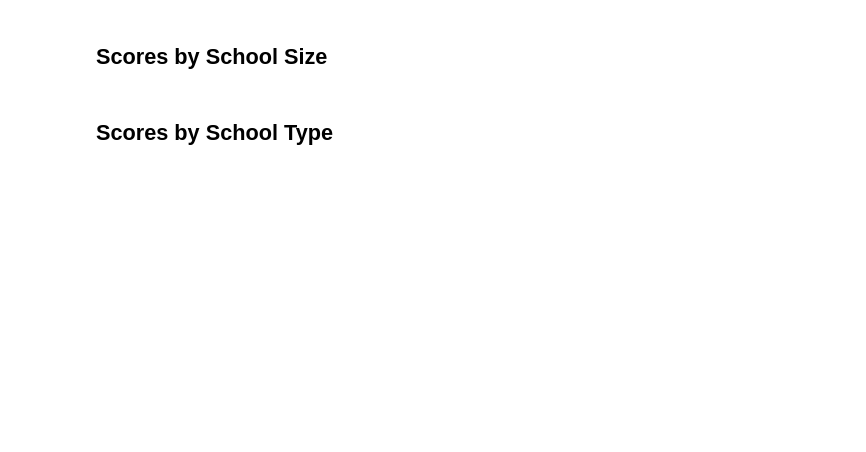
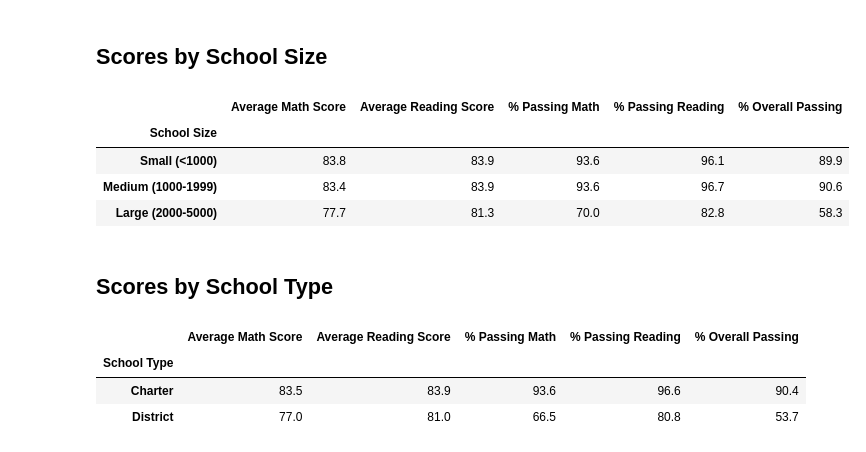
Before and after one commit to MoenJohn/School_District_Analysis, a Jupyter notebook: PyCitySchools_Challenge.ipynb, the cells around one changed output. Drawn from its saved outputs; the diff is of its cells as text; code cells hidden in the pictures; blank space fills up the shorter version.

```diff
--- a/PyCitySchools_Challenge.ipynb
+++ b/PyCitySchools_Challenge.ipynb
@@ -396,2 +443,37 @@ per_school_summary_df.sort_values(by="% Overall Passing").head(5)
+# %%
+# Establish the bins.
+size_bins = [0, 999, 1999, 5000]
+group_names = ["Small (<1000)", "Medium (1000-1999)", "Large (2000-5000)"]
+
+# Categorize spending based on the bins.
+per_school_summary_df["School Size"] = pd.cut(per_school_summary_df["Total Students"], size_bins, labels=group_names)
+# %%
+# Calculate averages for the desired columns.
+size_math_scores = per_school_summary_df.groupby(["School Size"]).mean()["Average Math Score"]
+size_reading_scores = per_school_summary_df.groupby(["School Size"]).mean()["Average Reading Score"]
+
+size_passing_math = per_school_summary_df.groupby(["School Size"]).mean()["% Passing Math"]
+size_passing_reading = per_school_summary_df.groupby(["School Size"]).mean()["% Passing Reading"]
+
+size_overall_passing = per_school_summary_df.groupby(["School Size"]).mean()["% Overall Passing"]
+# %%
+# Assemble into DataFrame.
+size_summary_df = pd.DataFrame({
+          "Average Math Score" : size_math_scores,
+          "Average Reading Score": size_reading_scores,
+          "% Passing Math": size_passing_math,
+          "% Passing Reading": size_passing_reading,
+          "% Overall Passing": size_overall_passing})
+# %%
+# Format the DataFrame
+for col_name in size_summary_df.columns:
+    size_summary_df[col_name] = size_summary_df[col_name].map("{:.1f}".format)
+size_summary_df
+# %% [output]
+|  | Average Math Score | Average Reading Score | % Passing Math | % Passing Reading | % Overall Passing |
+| School Size |  |  |  |  |  |
+| Small (<1000) | 83.8 | 83.9 | 93.6 | 96.1 | 89.9 |
+| Medium (1000-1999) | 83.4 | 83.9 | 93.6 | 96.7 | 90.6 |
+| Large (2000-5000) | 77.7 | 81.3 | 70.0 | 82.8 | 58.3 |
 # %% [markdown]
 ## Scores by School Type
@@ -403,0 +497,10 @@ per_school_summary_df.sort_values(by="% Overall Passing").head(5)
+# %%
+# # Format the DataFrame
+for col_name in school_type_summary_df.columns:
+    school_type_summary_df[col_name] = school_type_summary_df[col_name].map("{:.1f}".format)
+school_type_summary_df
+# %% [output]
+|  | Average Math Score | Average Reading Score | % Passing Math | % Passing Reading | % Overall Passing |
+| School Type |  |  |  |  |  |
+| Charter | 83.5 | 83.9 | 93.6 | 96.6 | 90.4 |
+| District | 77.0 | 81.0 | 66.5 | 80.8 | 53.7 |
```
Also changed, not shown: parts of 23 cells of this notebook.
